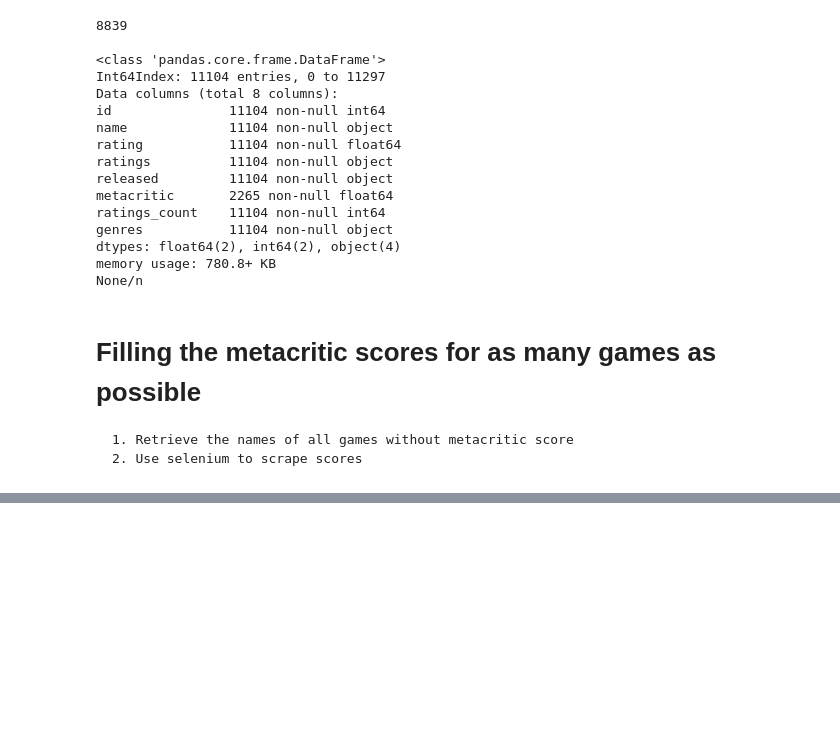
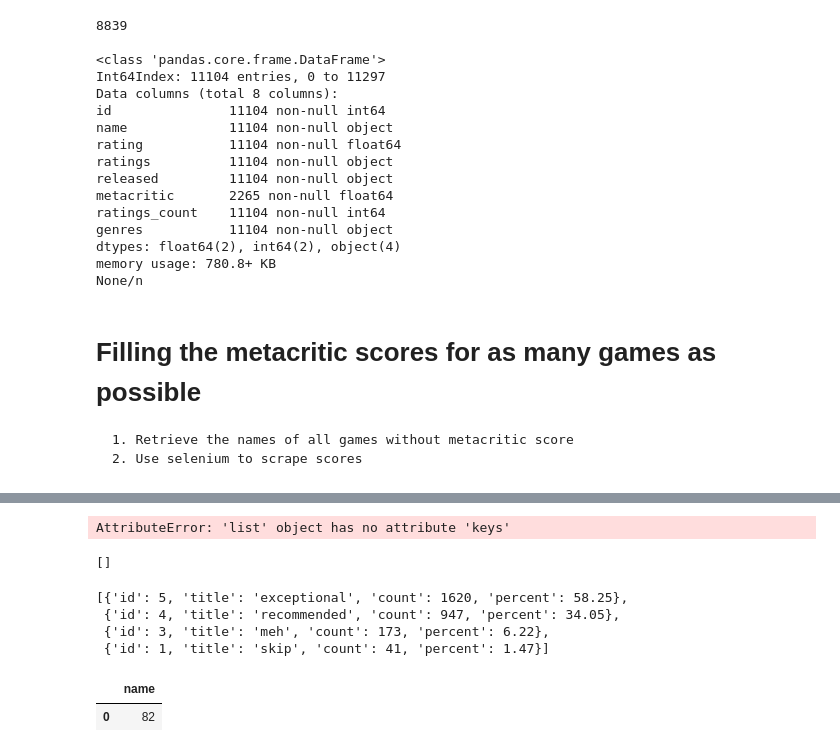
Before and after one commit to Gal-Gilor/Game_recommender, a Jupyter notebook: Data_cleaning.ipynb, the cells around one changed output, grey strips where cells are left out. Saved outputs shown, nothing was run; the diff lists cells and outputs as text; code cells hidden in the pictures; blank space fills up the shorter version.

```diff
--- a/Data_cleaning.ipynb
+++ b/Data_cleaning.ipynb
@@ -242,2 +275,23 @@ metacritic_scores
+# %%
+pd.DataFrame(data, index=data.keys())
+# %% [output]
+AttributeError: 'list' object has no attribute 'keys'
+# %%
+df.genres[11293]
+# %% [output]
+[]
+# %%
+df.ratings[0]
+# %% [output]
+[{'id': 5, 'title': 'exceptional', 'count': 1620, 'percent': 58.25},
+ {'id': 4, 'title': 'recommended', 'count': 947, 'percent': 34.05},
+ {'id': 3, 'title': 'meh', 'count': 173, 'percent': 6.22},
+ {'id': 1, 'title': 'skip', 'count': 41, 'percent': 1.47}]
+# %%
+raw_scores_df = pd.read_csv('test.csv')
+raw_scores_df.head()
+# %% [output]
+|  | name |
+| 0 | 82 |
 # %%
 raw_scores_df = pd.read_json('metacritic_scores.json', lines=True)
```
Also changed, not shown: parts of 20 cells of this notebook, 2 other files.
